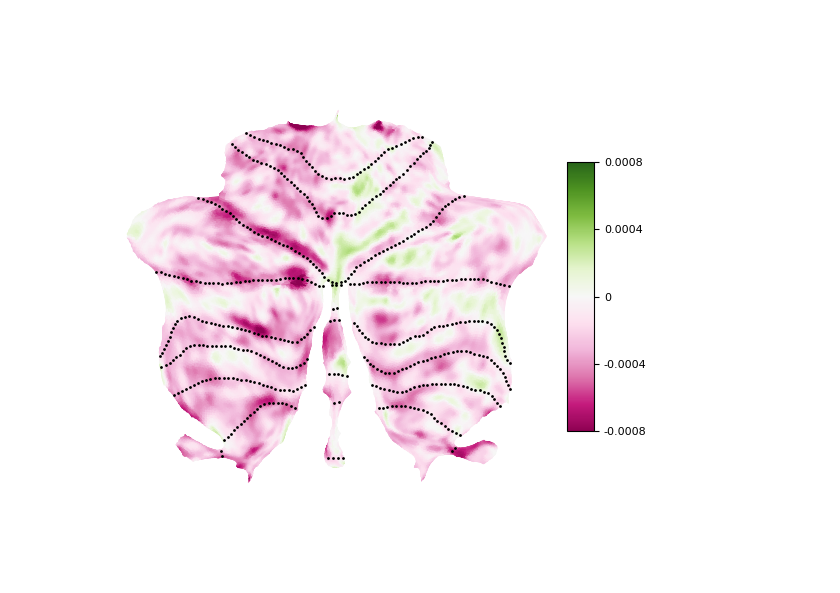
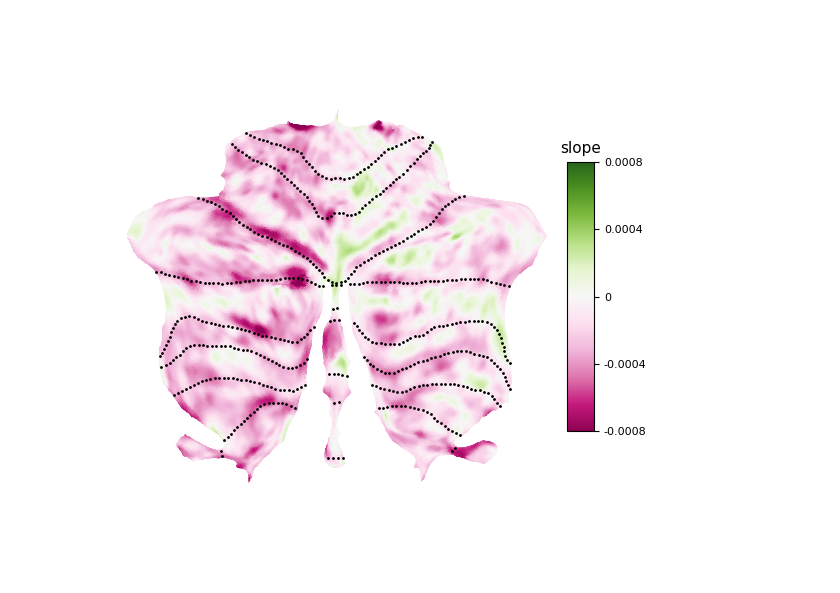
Before and after one commit to medhakp/smarts_cerebellum, a Jupyter notebook: notebooks/surface_projections.ipynb, the cells around one changed output. Drawn from its saved outputs; the diff is of its cells as text; code cells hidden in the pictures.

Commit message:
legend title

```diff
--- a/notebooks/surface_projections.ipynb
+++ b/notebooks/surface_projections.ipynb
@@ -23,14 +23,15 @@ funcdata = flatmap.vol_to_surf(file, space = space, stats = stats)
 # %%
 gifti = nt.make_func_gifti(funcdata, anatomical_struct='cerebellum', column_names=['GM_mod'])
 gifti_smooth = smooth_gifti(gifti, fwhm=2)
 funcdata_smooth = nt.get_gifti_data_matrix(gifti_smooth)
 
 flatmap.plot(data=funcdata_smooth, cmap='PiYG', new_figure=True, colorbar=True, cscale=(-.0008, .0008)) # threshold=[-.00025, .00025])
 #plt.title(f'{group} {segment} {img_stat} slope')
+plt.title("slope")
 
 fig = plt.gcf() # get the plotted gifti
 fig.savefig('figure/surface_projection.pdf')
 
 plt.show()
 # %% [output]
-[figure, old version]
+[figure, new version]
```
Also changed, not shown: 1 other file.
